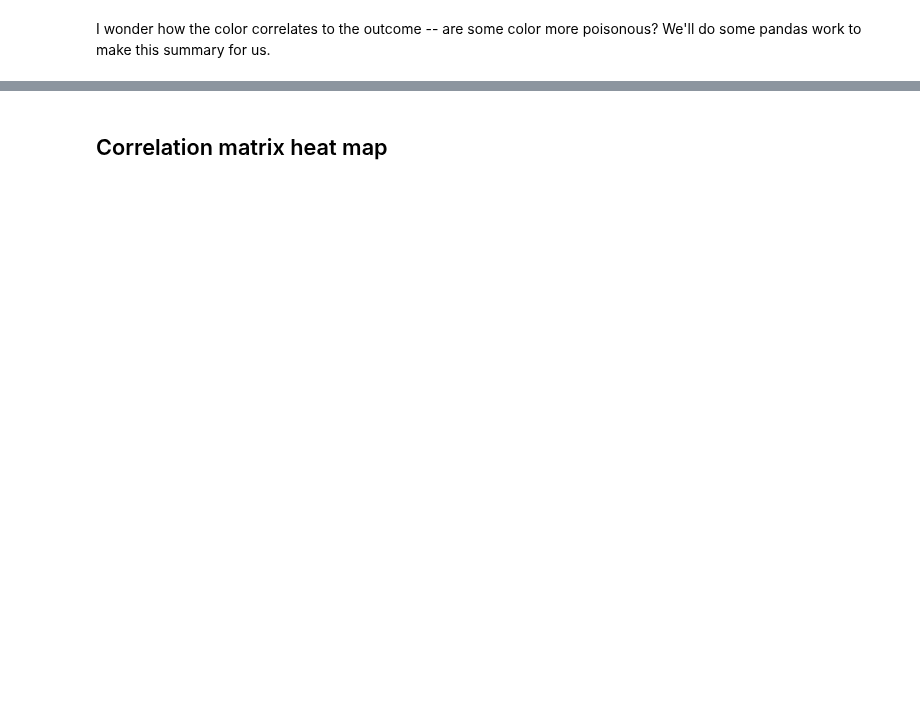
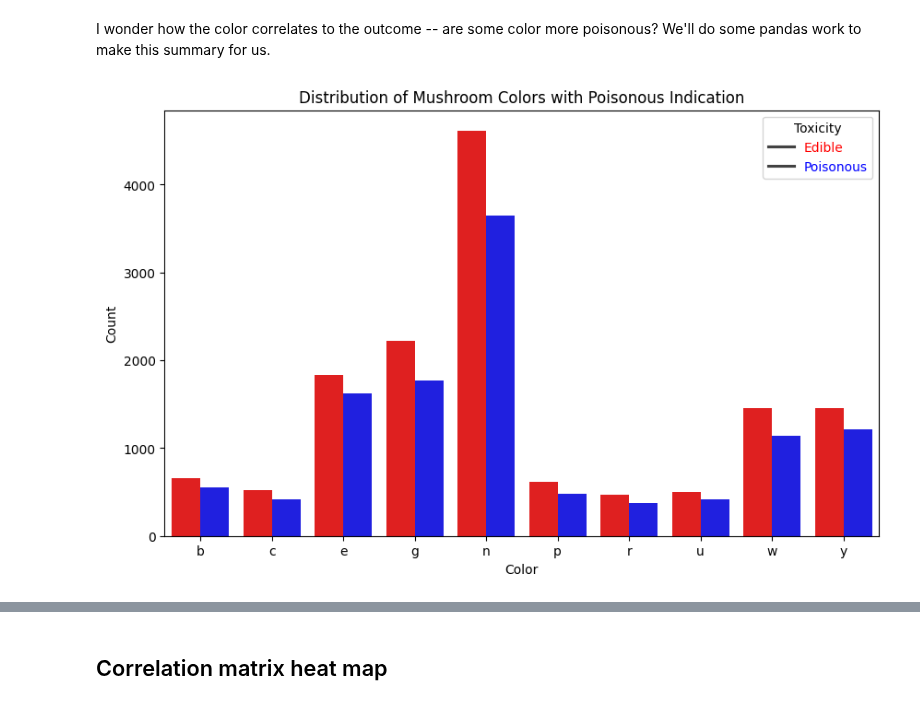
Before and after one commit to AET-CS/aet-cs.github.io, a Jupyter notebook: white/ML/lessons/mushroom_student.ipynb, the cells around one changed output, grey strips where cells are left out. Drawn from its saved outputs; the diff is of its cells as text; code cells hidden in the pictures; blank space fills up the shorter version.

Commit message:
update mushroom notebook

```diff
--- a/white/ML/lessons/mushroom_student.ipynb
+++ b/white/ML/lessons/mushroom_student.ipynb
@@ -9,9 +9,12 @@ import os
 # %% [markdown]
 ## Loading the dataset
 # %%
-!wget https://aet-cs.github.io/white/ML/lessons/mushroom.csv
-data_root = "./"
-filename = "mushroom.csv"
-filepath = os.path.join(data_root, filename)
-df = pd.read_csv(filepath)
+# These lines would load the data locally
+# data_root = "./"
+# filename = "mushroom.csv"
+# filepath = os.path.join(data_root, filename)
+
+# We'll fetch it directly from the web
+data_url = "https://aet-cs.github.io/white/ML/lessons/mushroom.csv"
+df = pd.read_csv(data_url)
 df
@@ -20,3 +48,5 @@ df.describe()
+# %%
+df = df.drop('veil-type', axis=1)
 # %% [markdown]
 ## Data Exploration
 # %% [markdown]
@@ -39,7 +94,7 @@ df.dropna().shape
 But this *significantly* reduces our dataset. Let's instead use a data imputation strategy that fills the N/A with the *mode*
 # %%
 for c in df.columns:
-    df = df.fillna({c: df[c].mode()})
+    df = df.fillna({c: df[c].mode()[0]})
 # %% [markdown]
 Look at df again
 # %%
@@ -77,15 +155,23 @@ counts = df.groupby(['cap-color', 'class']).size().reset_index(name='count')
 # %%
 # Create the bar plot
 plt.figure(figsize=(10, 6))
 sns.barplot(x='cap-color', y='count', hue='class', data=counts, palette={'p': 'blue', 'e': 'red'})
 
 # Add plot title and labels
 plt.title('Distribution of Mushroom Colors with Poisonous Indication')
 plt.xlabel('Color')
 plt.ylabel('Count')
-plt.legend(title='Toxicity', labels=['Edible', 'Poisonous'])
+
+
+# Customize the legend
+legend = plt.legend(title='Toxicity', labels=['Edible', 'Poisonous'])
+legend.get_texts()[0].set_color('red')  # Edible in red
+legend.get_texts()[1].set_color('blue')   # Poisonous in blue
+
 
 # Show the plot
 plt.show()
+# %% [output]
+[figure, added]
 # %%
 df.describe()
```
Also changed, not shown: parts of 43 cells of this notebook.
